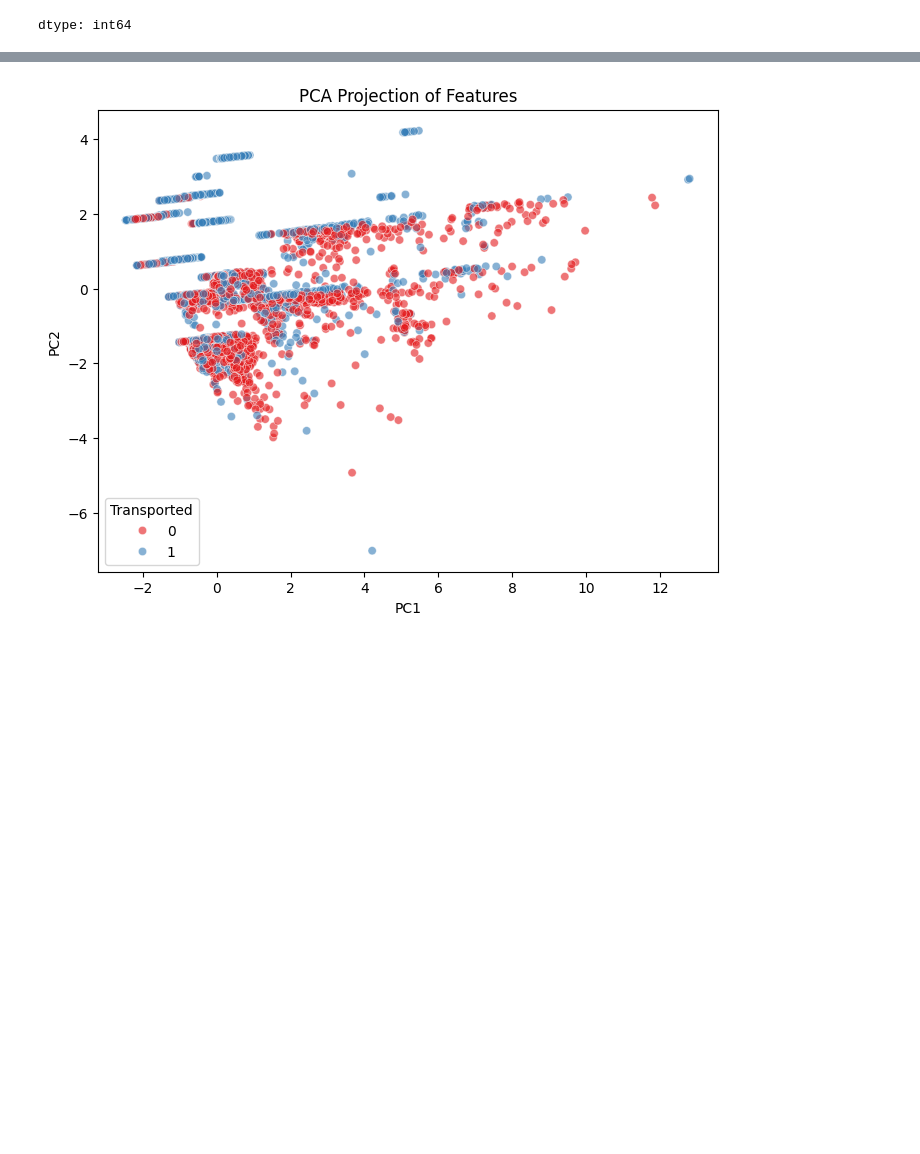
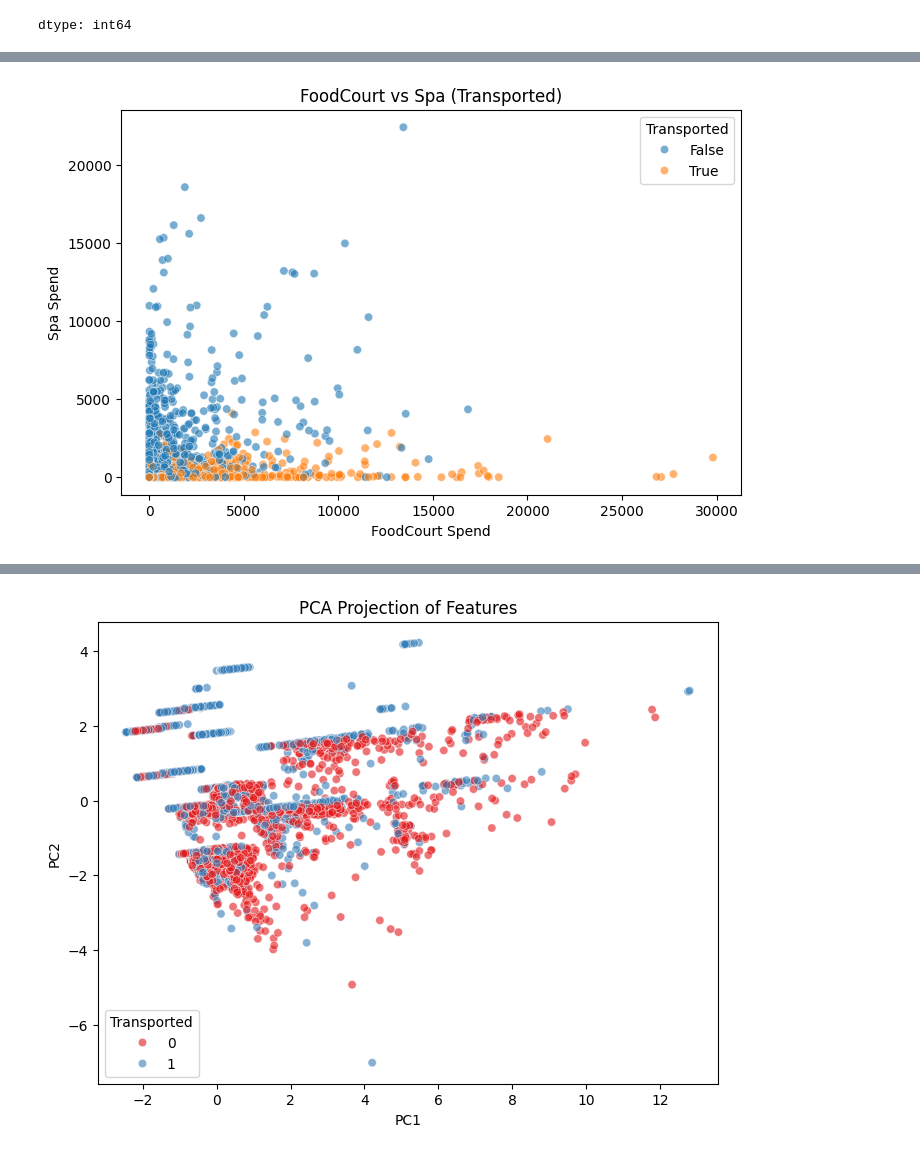
Before and after one commit to Kaggle-challange-group8/Titanic_space_ship_group_8, a Jupyter notebook: Kaggle_challange_group8.ipynb, the cells around one changed output, grey strips where cells are left out. Saved outputs shown, nothing was run; the diff lists cells and outputs as text; code cells hidden in the pictures; blank space fills up the shorter version.

```diff
--- a/Kaggle_challange_group8.ipynb
+++ b/Kaggle_challange_group8.ipynb
@@ -414,0 +192,11 @@ weighted avg       0.79      0.79      0.79      1739
+# %%
+# FoodCourt vs Spa (colored by Transported)
+plt.figure(figsize=(8, 5))
+sns.scatterplot(data=train_df, x='FoodCourt', y='Spa', hue=train_df['Transported'], alpha=0.6)
+plt.title('FoodCourt vs Spa (Transported)')
+plt.xlabel('FoodCourt Spend')
+plt.ylabel('Spa Spend')
+plt.legend(title='Transported')
+plt.show()
+# %% [output]
+[figure, added]
```
Also changed, not shown: parts of 23 cells of this notebook.
